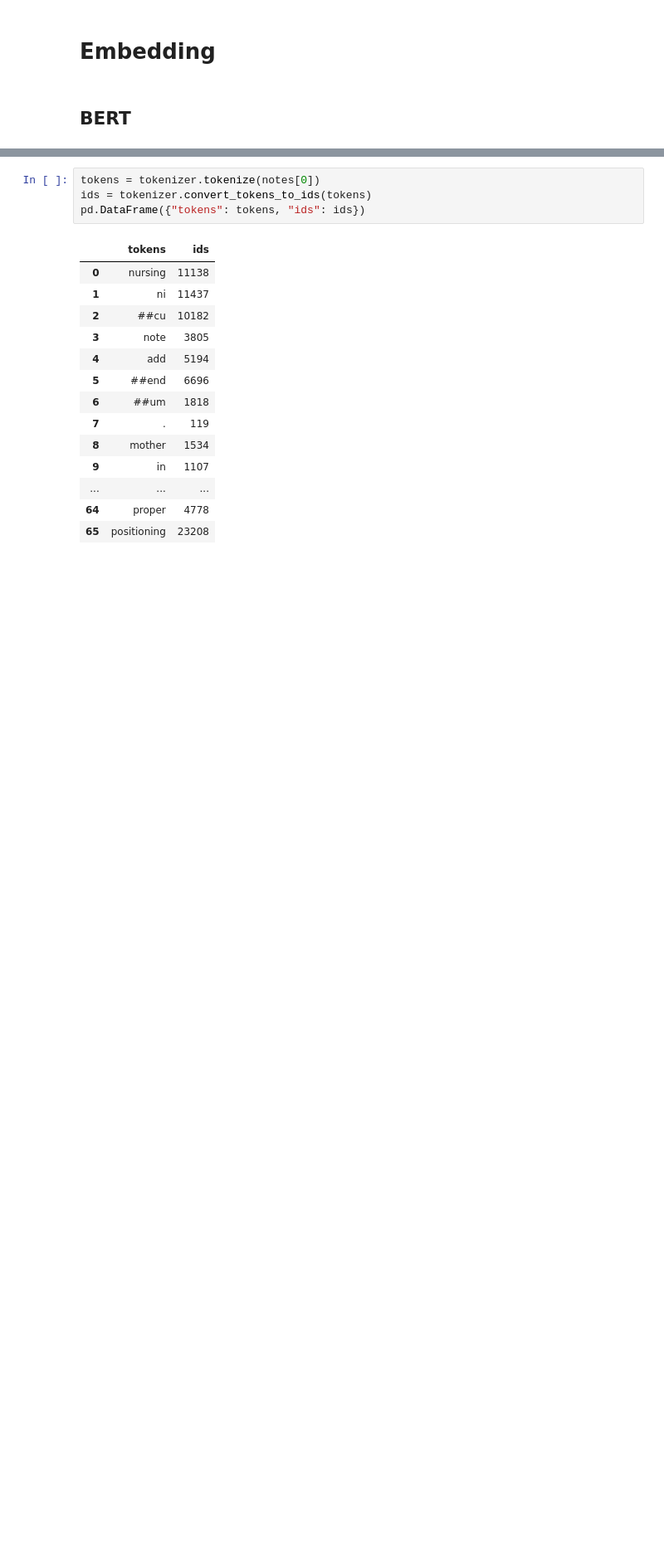
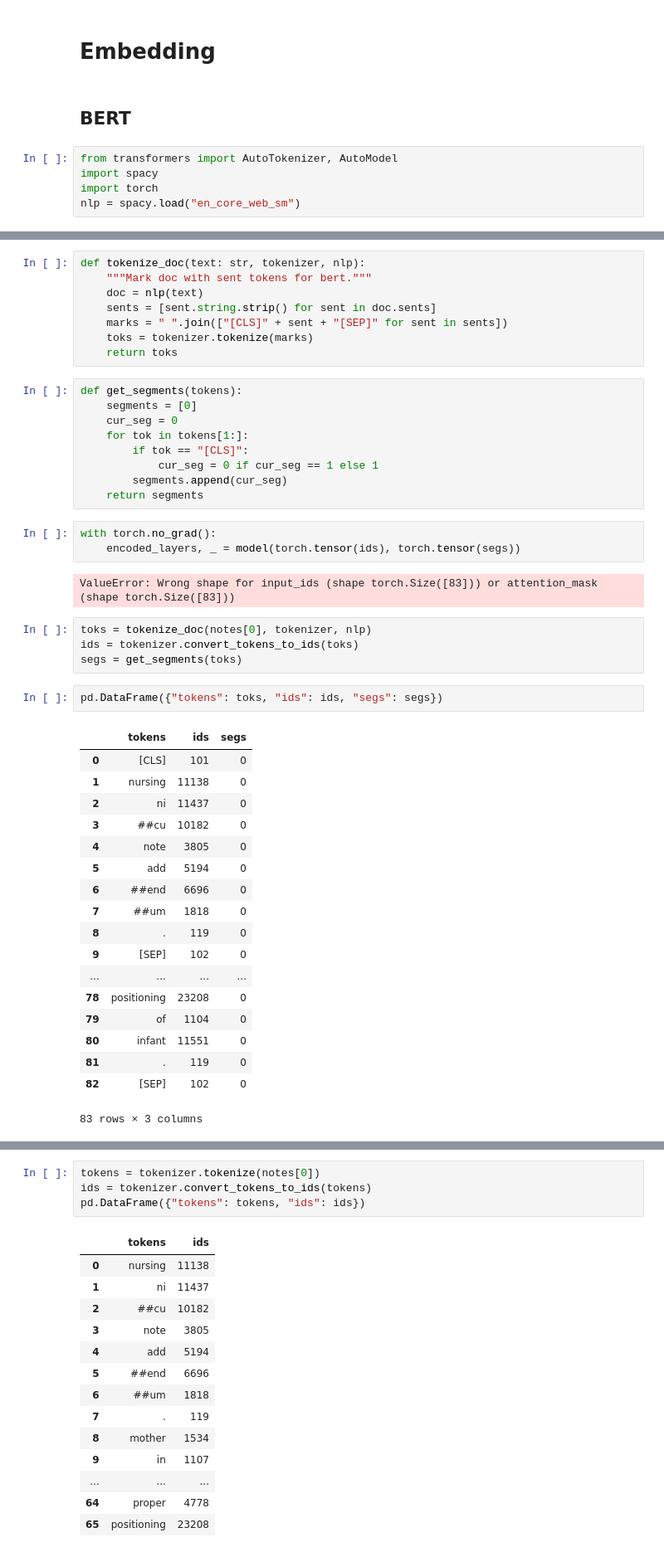
Before and after one commit to cccdenhart/icd-tagging, a Jupyter notebook: report.ipynb, the cells around one changed output, grey strips where cells are left out. Shown: that part at 83% size. Drawn from its saved outputs; the diff is of its cells as text; blank space fills up the shorter version.

Commit message:
fixed model df

```diff
--- a/report.ipynb
+++ b/report.ipynb
@@ -155,4 +193,9 @@ plt.show()
 # Embedding
 # %% [markdown]
 ## BERT
+# %%
+from transformers import AutoTokenizer, AutoModel
+import spacy
+import torch
+nlp = spacy.load("en_core_web_sm")
 # %%
@@ -161,0 +225,47 @@ model = AutoModel.from_pretrained("emilyalsentzer/Bio_ClinicalBERT")
+# %%
+def tokenize_doc(text: str, tokenizer, nlp):
+    """Mark doc with sent tokens for bert."""
+    doc = nlp(text)
+    sents = [sent.string.strip() for sent in doc.sents]
+    marks = " ".join(["[CLS]" + sent + "[SEP]" for sent in sents])
+    toks = tokenizer.tokenize(marks)
+    return toks
+# %%
+def get_segments(tokens):
+    segments = [0]
+    cur_seg = 0
+    for tok in tokens[1:]:
+        if tok == "[CLS]":
+            cur_seg = 0 if cur_seg == 1 else 1
+        segments.append(cur_seg)
+    return segments
+# %%
+with torch.no_grad():
+    encoded_layers, _ = model(torch.tensor(ids), torch.tensor(segs))
+# %% [output]
+ValueError: Wrong shape for input_ids (shape torch.Size([83])) or attention_mask (shape torch.Size([83]))
+# %%
+toks = tokenize_doc(notes[0], tokenizer, nlp)
+ids = tokenizer.convert_tokens_to_ids(toks)
+segs = get_segments(toks)
+# %%
+pd.DataFrame({"tokens": toks, "ids": ids, "segs": segs})
+# %% [output]
+|  | tokens | ids | segs |
+| 0 | [CLS] | 101 | 0 |
+| 1 | nursing | 11138 | 0 |
+| 2 | ni | 11437 | 0 |
+| 3 | ##cu | 10182 | 0 |
+| 4 | note | 3805 | 0 |
+| 5 | add | 5194 | 0 |
+| 6 | ##end | 6696 | 0 |
+| 7 | ##um | 1818 | 0 |
+| 8 | . | 119 | 0 |
+| 9 | [SEP] | 102 | 0 |
+| ... | ... | ... | ... |
+| 78 | positioning | 23208 | 0 |
+| 79 | of | 1104 | 0 |
+| 80 | infant | 11551 | 0 |
+| 81 | . | 119 | 0 |
+| 82 | [SEP] | 102 | 0 |
+83 rows × 3 columns
```
Also changed, not shown: parts of 14 cells of this notebook, 4 other files.
